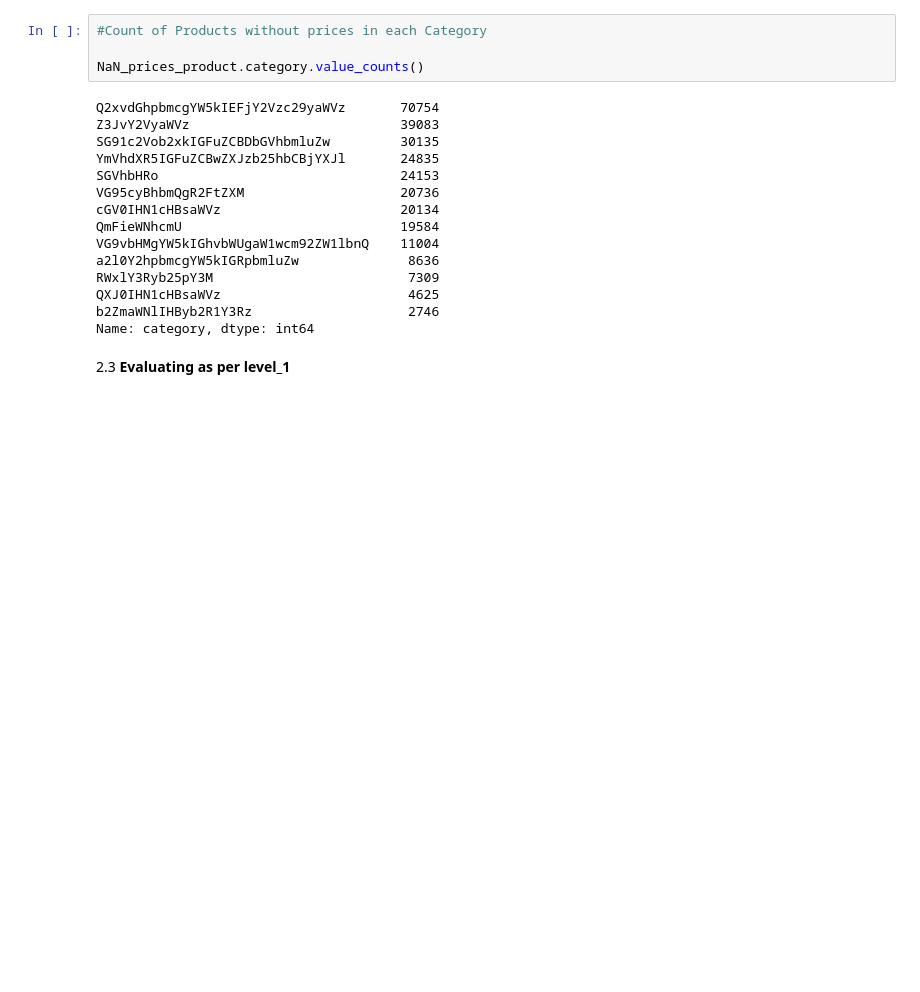
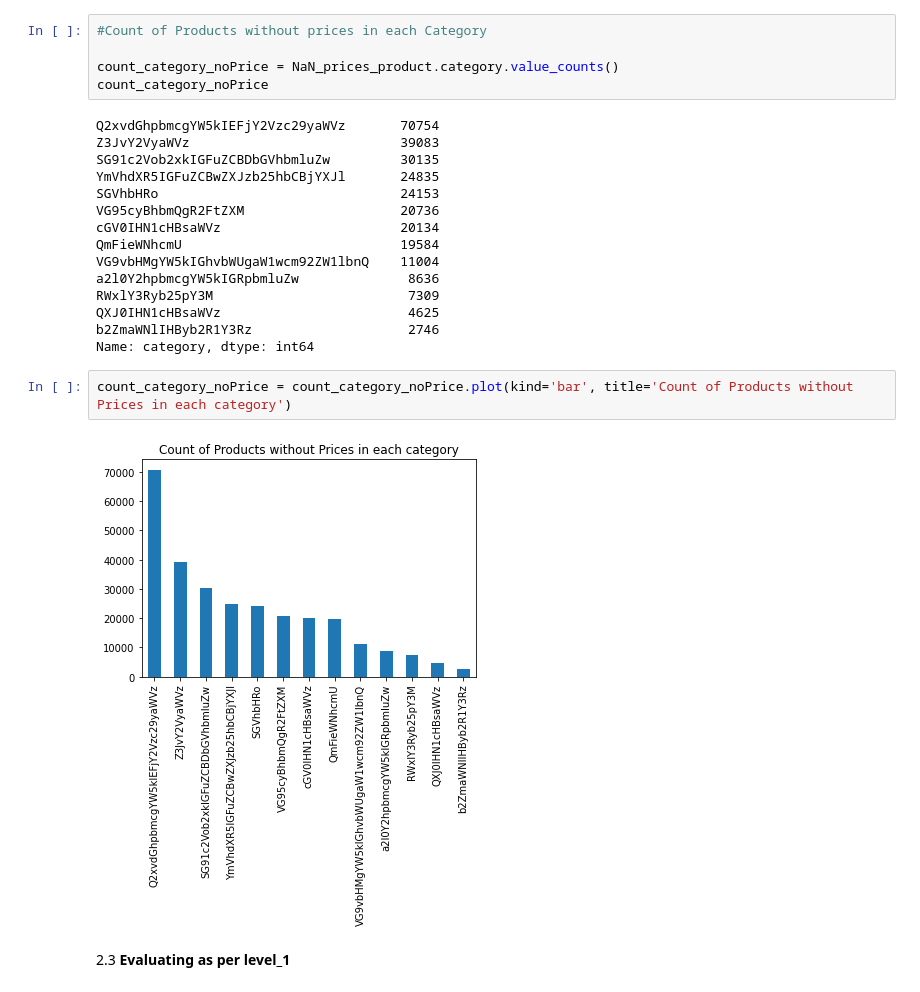
Before and after one commit to Arch0290/BeZenAssignment, a Jupyter notebook: BeZen.ipynb, the cells around one changed output. Drawn from its saved outputs; the diff is of its cells as text; blank space fills up the shorter version.

Commit message:
Plotting Graphs

```diff
--- a/BeZen.ipynb
+++ b/BeZen.ipynb
@@ -172,7 +173,8 @@ Name: price_string, Length: 336, dtype: int64
 # %%
 #Count of Products without prices in each Category
 
-NaN_prices_product.category.value_counts()
+count_category_noPrice = NaN_prices_product.category.value_counts()
+count_category_noPrice
 # %% [output]
 Q2xvdGhpbmcgYW5kIEFjY2Vzc29yaWVz       70754
 Z3JvY2VyaWVz                           39083
@@ -188,6 +190,10 @@ RWxlY3Ryb25pY3M                         7309
 QXJ0IHN1cHBsaWVz                        4625
 b2ZmaWNlIHByb2R1Y3Rz                    2746
 Name: category, dtype: int64
+# %%
+count_category_noPrice = count_category_noPrice.plot(kind='bar', title='Count of Products without Prices in each category')
+# %% [output]
+[figure, added]
 # %% [markdown]
 2.3 **Evaluating as per level_1**
 # %%
```
Also changed, not shown: parts of 3 cells of this notebook.
